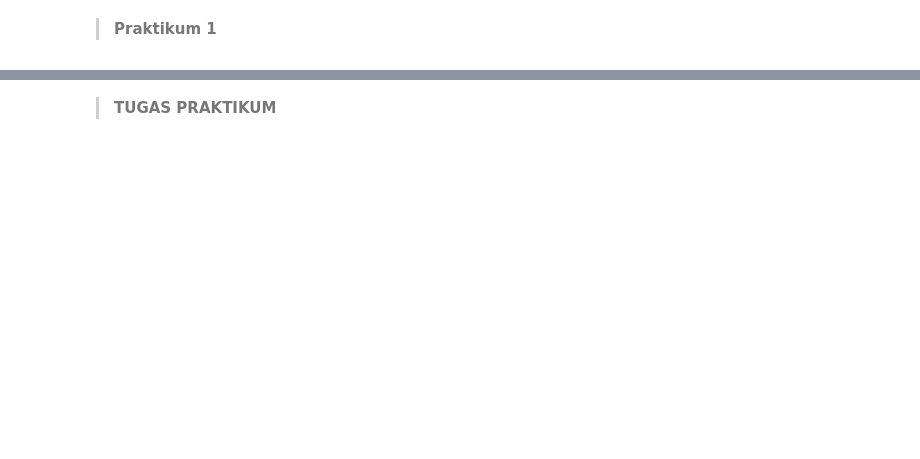
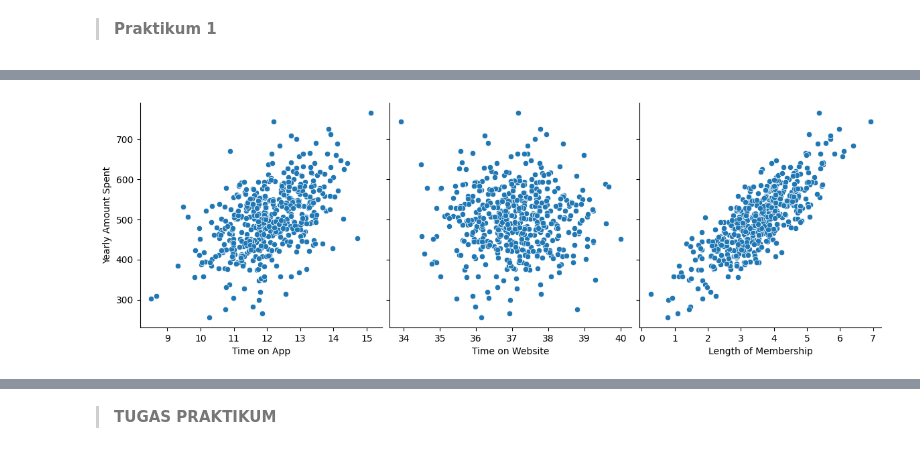
Before and after one commit to Faiva-404/PemMes-Ganjil-2026, a Jupyter notebook: JS08.ipynb, the cells around one changed output, grey strips where cells are left out. Cells and saved outputs as stored; diff of their text form; code cells hidden in the pictures; blank space fills up the shorter version.

```diff
--- a/JS08.ipynb
+++ b/JS08.ipynb
@@ -587,0 +213,3 @@ Daftar kolom: ["PK\x03\x04-\x00\x00\x08\x08\x00\x92J\x81\\G\x0c{Üÿÿÿÿÿÿÿ
+# %%
+# baca data dari file CSV
+data = pd.read_csv('/content/drive/MyDrive/SEMESTER 5/Mesin/dataset.csv')
@@ -587,0 +253,11 @@ Daftar kolom: ["PK\x03\x04-\x00\x00\x08\x08\x00\x92J\x81\\G\x0c{Üÿÿÿÿÿÿÿ
+# %%
+# import library untuk visualisasi
+import matplotlib.pyplot as plt
+import seaborn as sns
+
+# visualisasi data dengan pairplot
+sns.pairplot(data, x_vars=['Time on App', 'Time on Website', 'Length of Membership'],
+             y_vars='Yearly Amount Spent', size=4, aspect=1, kind='scatter')
+plt.show()
+# %% [output]
+[figure, added]
```
Also changed, not shown: parts of 65 cells of this notebook.
